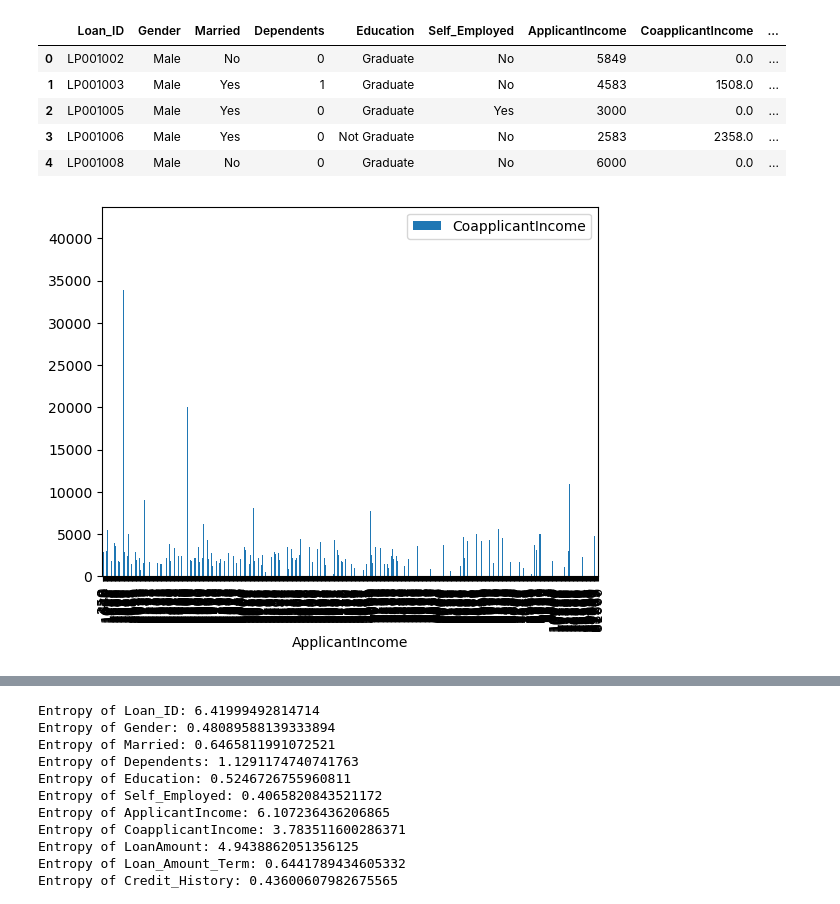
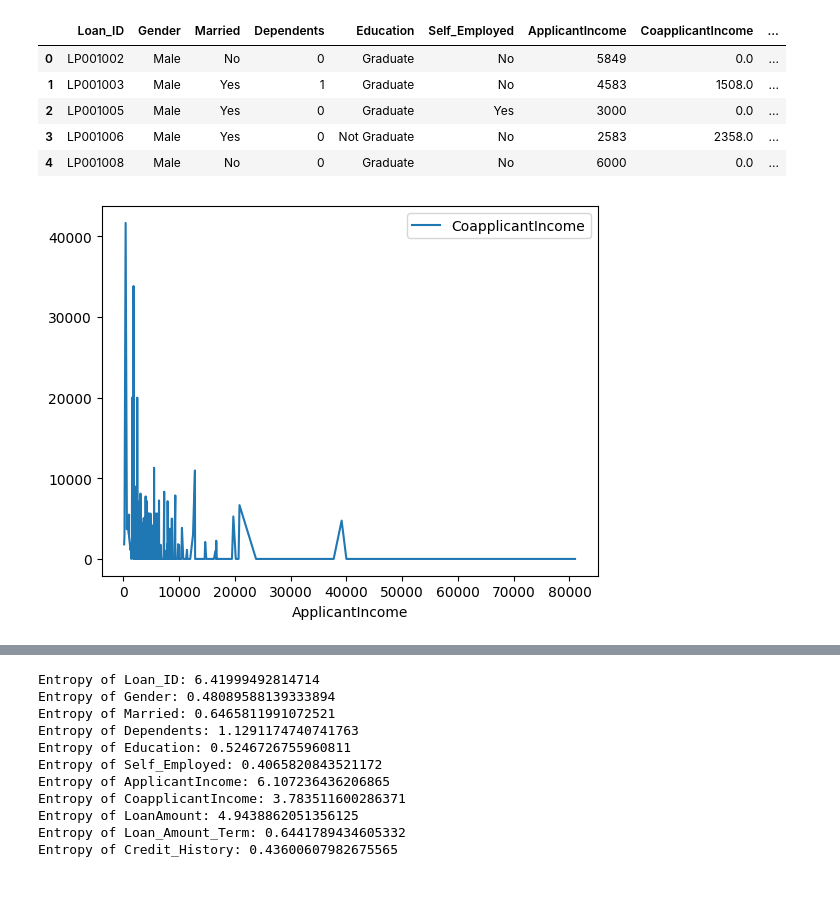
Before and after one commit to MckyleM/MLGGuidedProject, a Jupyter notebook: Sketch.ipynb, the cells around one changed output, grey strips where cells are left out. Cells and saved outputs as stored; diff of their text form; code cells hidden in the pictures.

```diff
--- a/Sketch.ipynb
+++ b/Sketch.ipynb
@@ -27,0 +11,4 @@ bl_csv
+# %%
+#Import raw data
+bl_csv= pd.read_csv(r"raw_data.csv")
+bl_csv.head()
@@ -53,12 +42,13 @@ df.head()
 | 3 | LP001006 | Male | Yes | 0 | Not Graduate | No | 2583 | 2358.0 | ... |
 | 4 | LP001008 | Male | No | 0 | Graduate | No | 6000 | 0.0 | ... |
 # %%
+# Changed to line graph to better display data
 (
     df.sort_values(by='ApplicantIncome', ascending=True)
 ).plot(
-    kind='bar',
+    kind='line',
     x='ApplicantIncome',
     y='CoapplicantIncome'
 );
 # %% [output]
-[figure, old version]
+[figure, new version]
```
Also changed, not shown: parts of 20 cells of this notebook.
